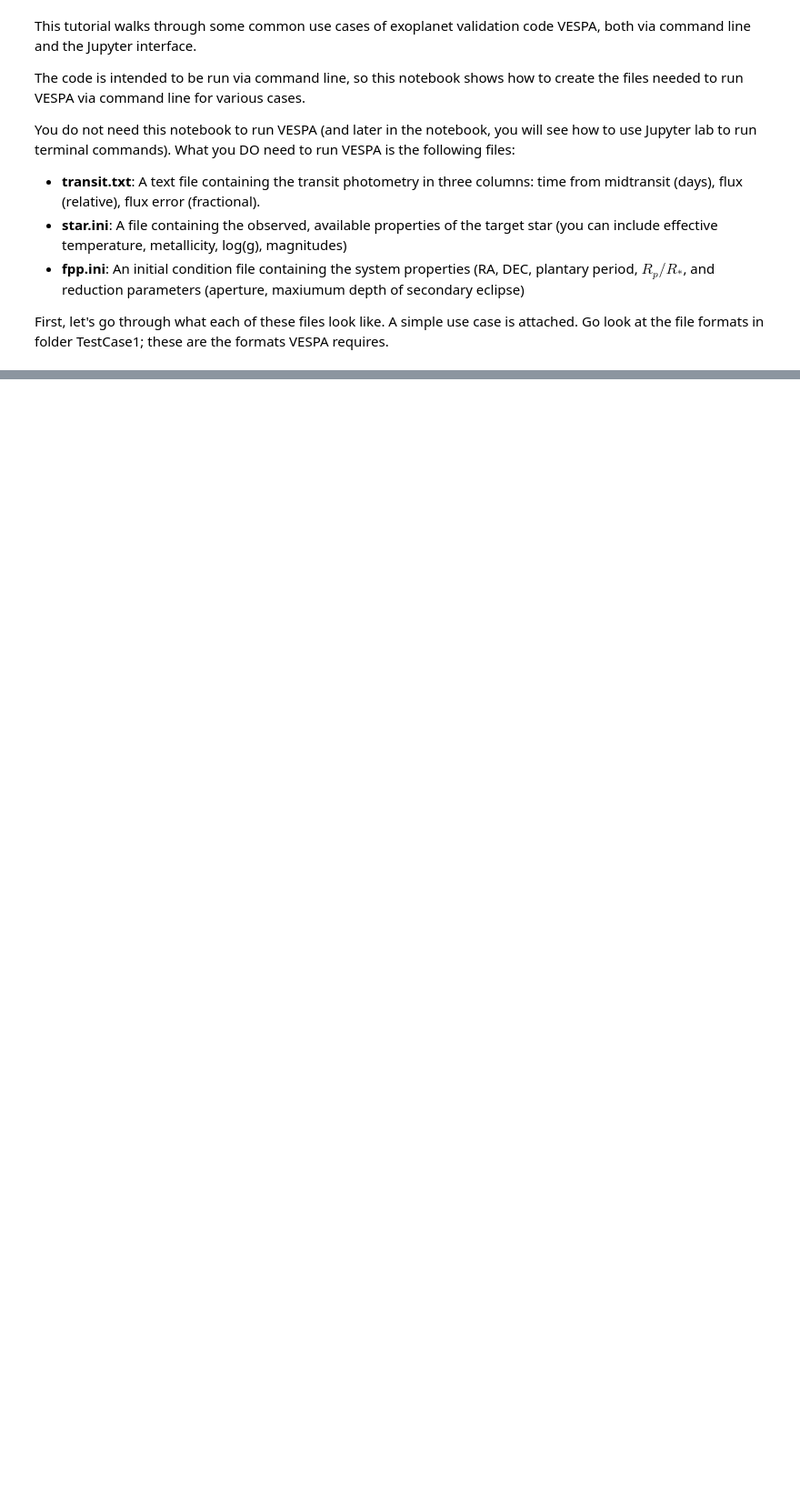
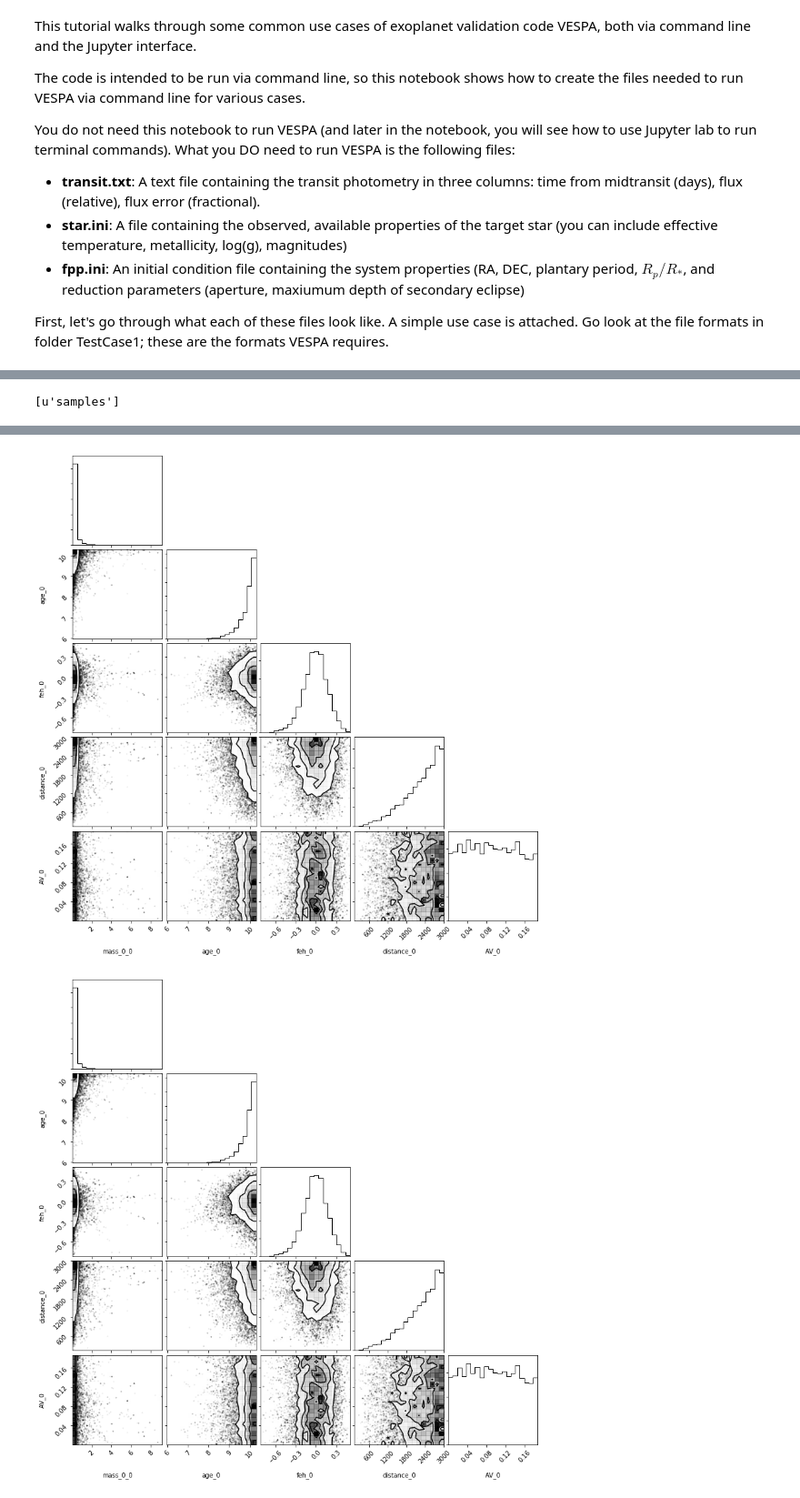
Before and after one commit to timothydmorton/vespa-tutorial, a Jupyter notebook: Notebooks/Tutorial_draft.ipynb, the cells around one changed output, grey strips where cells are left out. Shown: that part at 91% size. Cells and saved outputs as stored; diff of their text form; code cells hidden in the pictures; blank space fills up the shorter version.

```diff
--- a/Notebooks/Tutorial_draft.ipynb
+++ b/Notebooks/Tutorial_draft.ipynb
@@ -44,0 +192,12 @@ This command takes as its argument the directory containing the three files desc
+# %%
+# Next, we will look at "starmodel.h5", which is the `isochrones.StarModel` fit
+model = h5py.File("dartmouth_starmodel_single.h5")
+model.keys()
+# %% [output]
+[u'samples']
+# %%
+import corner
+df = mod.samples
+params = ['mass_0_0', 'age_0', 'feh_0', 'distance_0', 'AV_0']
+corner.corner(starfield)
+# %% [output]
@@ -44,0 +205,2 @@ This command takes as its argument the directory containing the three files desc
+[figure, added]
+[figure, added]
```
Also changed, not shown: parts of 28 cells of this notebook, 10 other files.
